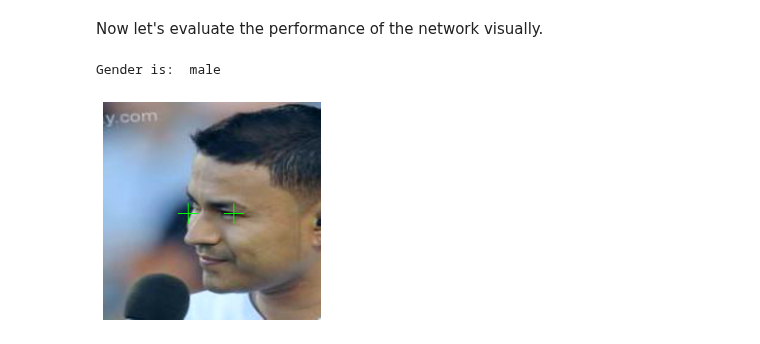
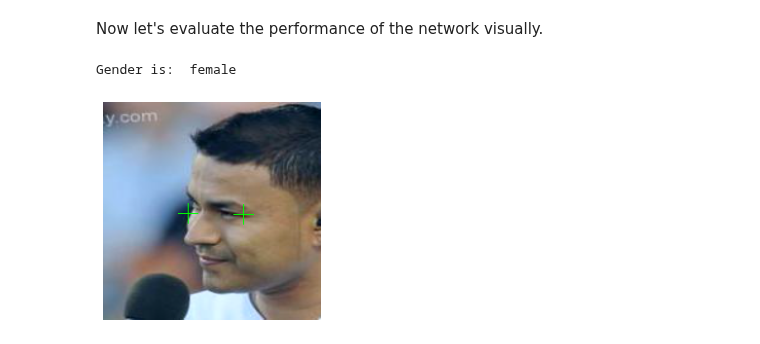
Before and after one commit to GRAAL-Research/poutyne, a Jupyter notebook: examples/classification_and_regression.ipynb, the cells around one changed output. Saved outputs shown, nothing was run; the diff lists cells and outputs as text; code cells hidden in the pictures.

```diff
--- a/examples/classification_and_regression.ipynb
+++ b/examples/classification_and_regression.ipynb
@@ -207,7 +211,7 @@ class ClassifierLocalizer(nn.Module):
         x = self.model(X)                    # extract features from CNN
         scores = x[:, :self.num_classes]     # class scores
         coords = x[:, self.num_classes:]     # coordinates
-        return [scores, torch.sigmoid(coords)]   # sigmoid output is in the range of [0, 1]
+        return scores, torch.sigmoid(coords)   # sigmoid output is in the range of [0, 1]
 # %% [markdown]
 Regarding the complexity of the problem, the number of the samples in the training dataset, and the similarity of the training dataset to the ImageNet dataset, we may decide to freeze some of the layers. In our current example, based on the mentioned factors, we freeze all layers but the last fully connected layer.
 # %%
@@ -244,10 +249,11 @@ ClassifierLocalizer(
 As we discussed before, we have two different tasks in this example. These tasks need different loss functions; Cross-Entropy loss for the classification and Mean Square Error loss for the regression. Below, we define a new loss function class that sums both losses to considers them simultaneously. However, as the regression is relatively a harder task, we apply a higher weight to MSEloss.
 # %%
 class ClassificationRegressionLoss(nn.Module):
-    def __init__(self):
+    def __init__(self, W):
         super(ClassificationRegressionLoss, self).__init__()
         self.ce_loss = nn.CrossEntropyLoss() # size_average=False
         self.mse_loss = nn.MSELoss()
+        self.W = W
 
     def forward(self, y_pred, y_true):
         loss_cls = self.ce_loss(y_pred[0], y_true[0][:,20]) # Cross Entropy Error (for classification)
@@ -255,13 +261,13 @@ class ClassificationRegressionLoss(nn.Module):
         loss_reg2 = self.mse_loss(y_pred[1][:,1], y_true[1][:,1]/w) # Mean Squared Error for Y_L
         loss_reg3 = self.mse_loss(y_pred[1][:,2], y_true[1][:,2]/h) # Mean Squared Error for X_R
         loss_reg4 = self.mse_loss(y_pred[1][:,3], y_true[1][:,3]/w) # Mean Squared Error for Y_R
-        total_loss = loss_cls + W * (loss_reg1 + loss_reg2 + loss_reg3 + loss_reg4)
+        total_loss = loss_cls + self.W * (loss_reg1 + loss_reg2 + loss_reg3 + loss_reg4)
         return total_loss
 # %% [markdown]
 ## Training
 # %%
-optimizer = optim.SGD(network.parameters(), lr=0.001, weight_decay=0)
-loss_function = ClassificationRegressionLoss()
+optimizer = optim.SGD(network.parameters(), lr=0.005, weight_decay=0)
+loss_function = ClassificationRegressionLoss(W)
 exp = Experiment('./two_task_example', network, optimizer=optimizer, loss_function=loss_function, device="all")
 exp.train(train_dataloader, valid_dataloader, epochs=num_epochs)
 # %% [output]
@@ -308,5 +312,5 @@ As you have also noticed from the training logs, in this try we achieved the bes
 # %%
-model = Model(network, optimizer, loss_function, device=device)
-model.load_weights('./two_task_example/checkpoint.ckpt')
+exp.load_checkpoint('best')
+model = exp.model
 loss, predictions, Ground_Truth = model.evaluate_generator(valid_dataloader, return_pred=True, return_ground_truth=True)
 # %% [output]
@@ -359,22 +363,22 @@ Now let's evaluate the performance of the network visually.
 # %%
 sample_number = 35
 image = valid_dataset[sample_number][0]
 image = image.permute(1,2,0).detach().numpy()
 image_rgb = cv2.cvtColor(np.float32(image), cv2.COLOR_BGR2RGB)
 image_rgb = image_rgb * imagenet_std + imagenet_mean
-Gender = 'male' if np.argmax(predictions[0][sample_number])==0 else 'female'
-print('Gender is: ', Gender)
+gender = 'male' if np.argmax(predictions[0][sample_number])==0 else 'female'
+print('Gender is: ', gender)
 (x_L, y_L) = predictions[1][sample_number][0:2]*image_size
 (x_R, y_R) = predictions[1][sample_number][2:4]*image_size
 x_L, x_R = int(x_L), int(x_R)
 y_L, y_R = int(y_L), int(y_R)
 image_rgb	= cv2.drawMarker(image_rgb, (x_L,y_L), (0,255,0))
 image_rgb	= cv2.drawMarker(image_rgb, (x_R,y_R), (0,255,0))
 image_rgb = cv2.cvtColor(np.float32(image_rgb), cv2.COLOR_BGR2RGB)
 image_rgb = np.clip(image_rgb , 0, 1)
 plt.imshow(image_rgb)
 plt.axis('off')
 plt.show()
 # %% [output]
-Gender is:  male
+Gender is:  female
-[figure, old version]
+[figure, new version]
```
Also changed, not shown: parts of 13 cells of this notebook, 1 other file.
